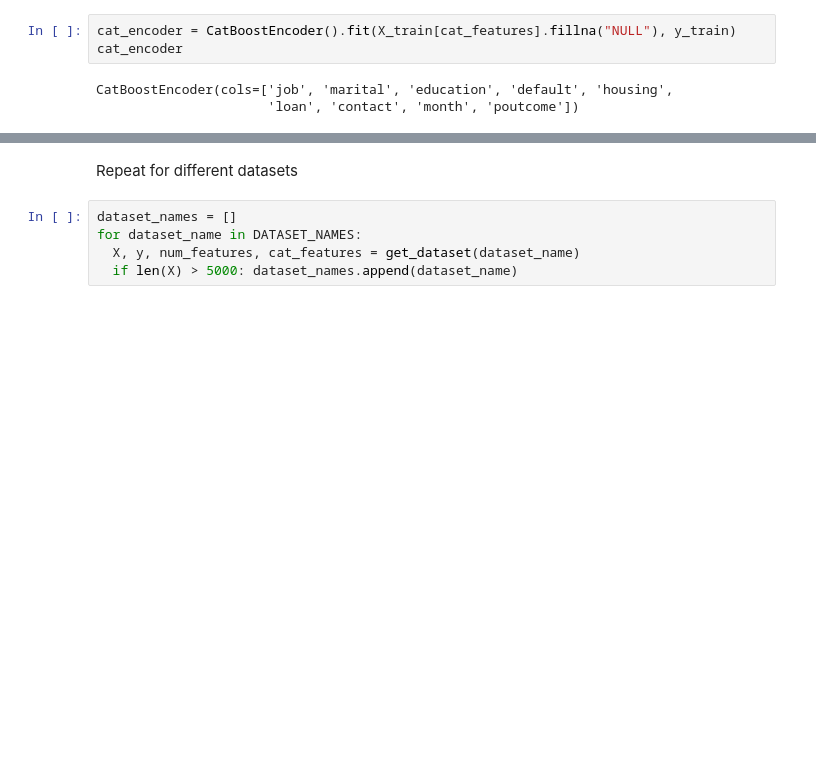
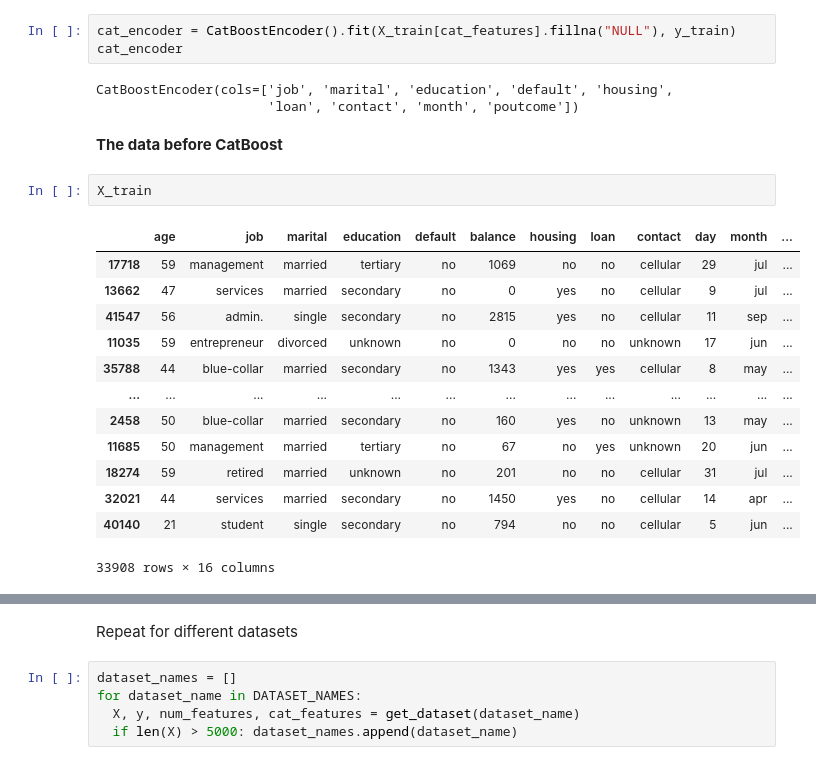
Before and after one commit to cagBRT/Data, a Jupyter notebook: 5b_Outliers_Detection.ipynb, the cells around one changed output, grey strips where cells are left out. Saved outputs shown, nothing was run; the diff lists cells and outputs as text; blank space fills up the shorter version.

```diff
--- a/5b_Outliers_Detection.ipynb
+++ b/5b_Outliers_Detection.ipynb
@@ -202,3 +251,21 @@ cat_encoder
 # %% [output]
 CatBoostEncoder(cols=['job', 'marital', 'education', 'default', 'housing',
                       'loan', 'contact', 'month', 'poutcome'])
+# %% [markdown]
+**The data before CatBoost**
+# %%
+X_train
+# %% [output]
+|  | age | job | marital | education | default | balance | housing | loan | contact | day | month | ... |
+| 17718 | 59 | management | married | tertiary | no | 1069 | no | no | cellular | 29 | jul | ... |
+| 13662 | 47 | services | married | secondary | no | 0 | yes | no | cellular | 9 | jul | ... |
+| 41547 | 56 | admin. | single | secondary | no | 2815 | yes | no | cellular | 11 | sep | ... |
+| 11035 | 59 | entrepreneur | divorced | unknown | no | 0 | no | no | unknown | 17 | jun | ... |
+| 35788 | 44 | blue-collar | married | secondary | no | 1343 | yes | yes | cellular | 8 | may | ... |
+| ... | ... | ... | ... | ... | ... | ... | ... | ... | ... | ... | ... | ... |
+| 2458 | 50 | blue-collar | married | secondary | no | 160 | yes | no | unknown | 13 | may | ... |
+| 11685 | 50 | management | married | tertiary | no | 67 | no | yes | unknown | 20 | jun | ... |
+| 18274 | 59 | retired | married | unknown | no | 201 | no | no | cellular | 31 | jul | ... |
+| 32021 | 44 | services | married | secondary | no | 1450 | yes | no | cellular | 14 | apr | ... |
+| 40140 | 21 | student | single | secondary | no | 794 | no | no | cellular | 5 | jun | ... |
+33908 rows × 16 columns
```
Also changed, not shown: parts of 52 cells of this notebook.
